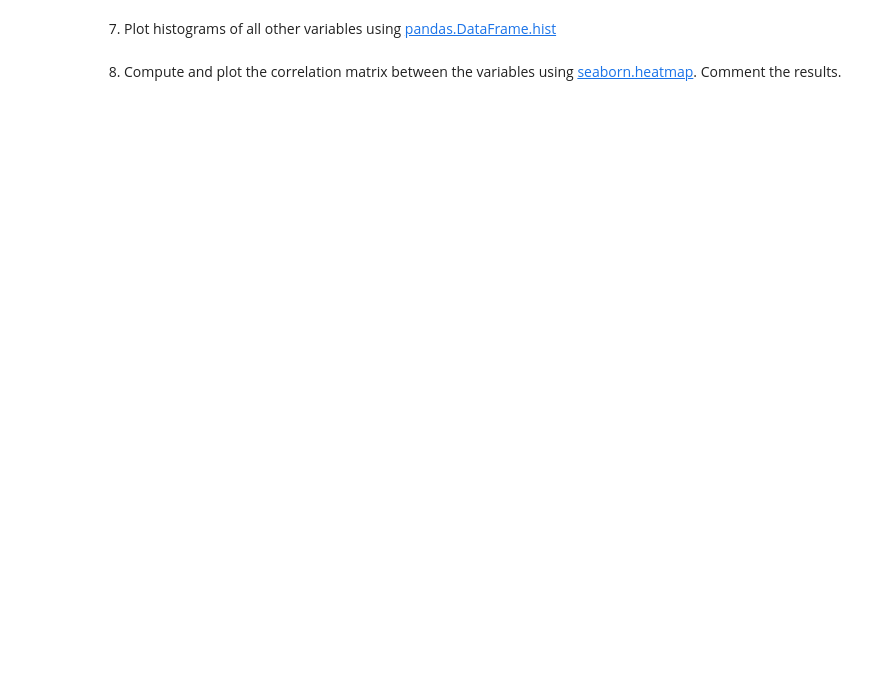
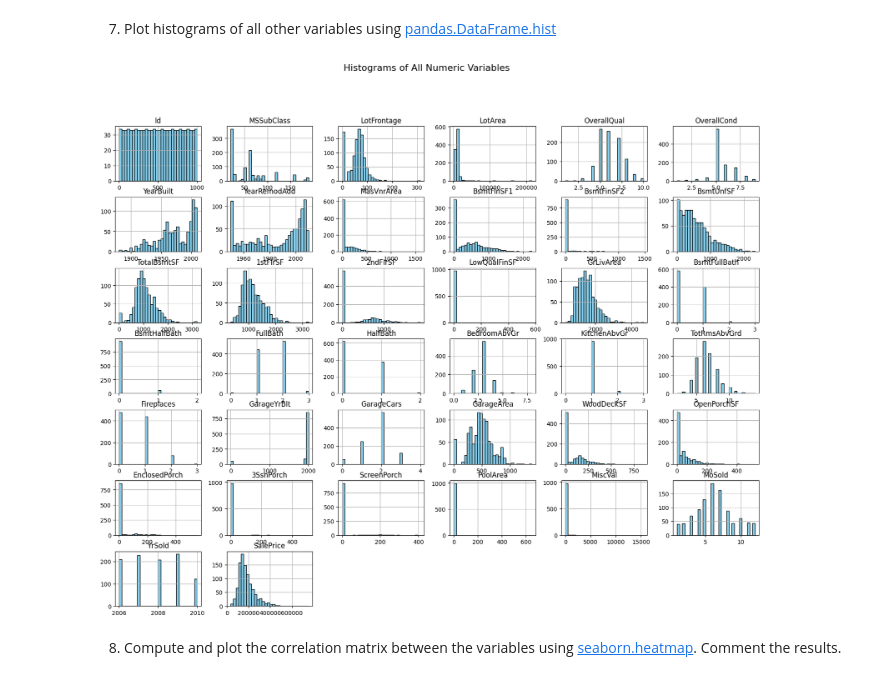
Before and after one commit to Marc-Philippe-dev/PropertiesLinearRegressionModel, a Jupyter notebook: Machine_Learning_Practical_Student.ipynb, the cells around one changed output. Saved outputs shown, nothing was run; the diff lists cells and outputs as text; code cells hidden in the pictures; blank space fills up the shorter version.

```diff
--- a/Machine_Learning_Practical_Student.ipynb
+++ b/Machine_Learning_Practical_Student.ipynb
@@ -201,2 +317,17 @@ Missing values in Test data:
+# %%
+# Answer
+import matplotlib.pyplot as plt
+
+# Assuming your training dataset is called train_data
+train_data.hist(
+    bins=30,
+    figsize=(20, 15),
+    color='skyblue',
+    edgecolor='black'
+)
+plt.suptitle("Histograms of All Numeric Variables", fontsize=16)
+plt.show()
+# %% [output]
+[figure, added]
 # %% [markdown]
 8) Compute and plot the correlation matrix between the variables using [seaborn.heatmap](https://seaborn.pydata.org/generated/seaborn.heatmap.html). Comment the results.
```
Also changed, not shown: parts of 25 cells of this notebook, 1 other file.
